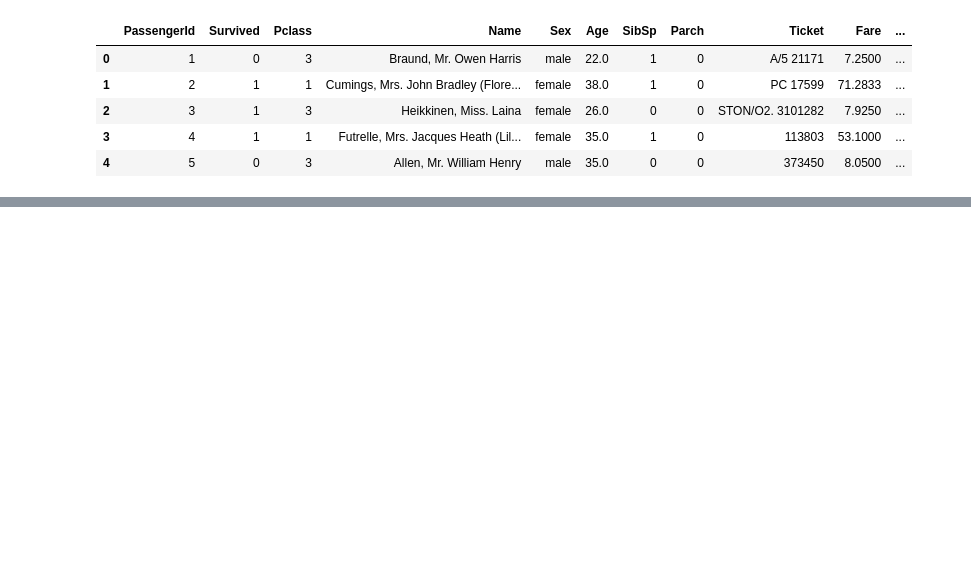
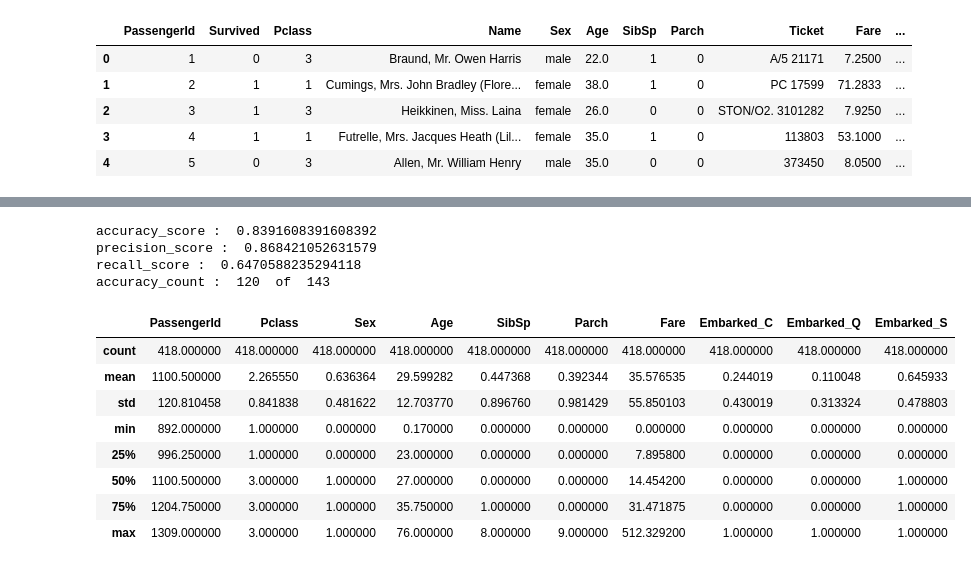
Before and after one commit to uveta/kaggle-competitions, a Jupyter notebook: src/titanic/titanic.ipynb, the cells around one changed output, grey strips where cells are left out. Drawn from its saved outputs; the diff is of its cells as text; code cells hidden in the pictures; blank space fills up the shorter version.

```diff
--- a/src/titanic/titanic.ipynb
+++ b/src/titanic/titanic.ipynb
@@ -75,0 +77,47 @@ predictions = classifier.predict(X_test)
+# %%
+from sklearn.metrics import accuracy_score
+from sklearn.metrics import precision_score
+from sklearn.metrics import recall_score
+
+X = train_data.drop("Survived", axis="columns")
+Y = train_data["Survived"]
+x_train, x_test, y_train, y_test = train_test_split(X, Y, test_size=0.2)
+
+# classifier = LinearDiscriminantAnalysis(solver="svd")
+# classifier = LogisticRegression(penalty='l2', C=1.0, solver='liblinear')
+# classifier = SVC(kernel="poly", C=0.025)
+# classifier = DecisionTreeClassifier(max_depth=None, max_features=None)
+# classifier = KNeighborsClassifier()
+# classifier = GaussianNB(priors=None)
+classifier = RandomForestClassifier(n_estimators=100, max_depth=5, random_state=1)
+classifier.fit(x_train, y_train)
+y_pred = classifier.predict(x_test)
+
+acc = accuracy_score(y_test, y_pred)
+prec = precision_score(y_test, y_pred)
+recall = recall_score(y_test, y_pred)
+num_acc = accuracy_score(y_test, y_pred, normalize=False)
+
+print("accuracy_score : ", acc)
+print("precision_score : ", prec)
+print("recall_score : ", recall)
+print("accuracy_count : ", num_acc, " of ", len(y_test))
+# %% [output]
+accuracy_score :  0.8391608391608392
+precision_score :  0.868421052631579
+recall_score :  0.6470588235294118
+accuracy_count :  120  of  143
+# %%
+test_data = pd.read_csv("datasets/test.csv")
+test_data = prepare_data(test_data)
+test_data.describe()
+# %% [output]
+|  | PassengerId | Pclass | Sex | Age | SibSp | Parch | Fare | Embarked_C | Embarked_Q | Embarked_S |
+| count | 418.000000 | 418.000000 | 418.000000 | 418.000000 | 418.000000 | 418.000000 | 418.000000 | 418.000000 | 418.000000 | 418.000000 |
+| mean | 1100.500000 | 2.265550 | 0.636364 | 29.599282 | 0.447368 | 0.392344 | 35.576535 | 0.244019 | 0.110048 | 0.645933 |
+| std | 120.810458 | 0.841838 | 0.481622 | 12.703770 | 0.896760 | 0.981429 | 55.850103 | 0.430019 | 0.313324 | 0.478803 |
+| min | 892.000000 | 1.000000 | 0.000000 | 0.170000 | 0.000000 | 0.000000 | 0.000000 | 0.000000 | 0.000000 | 0.000000 |
+| 25% | 996.250000 | 1.000000 | 0.000000 | 23.000000 | 0.000000 | 0.000000 | 7.895800 | 0.000000 | 0.000000 | 0.000000 |
+| 50% | 1100.500000 | 3.000000 | 1.000000 | 27.000000 | 0.000000 | 0.000000 | 14.454200 | 0.000000 | 0.000000 | 1.000000 |
+| 75% | 1204.750000 | 3.000000 | 1.000000 | 35.750000 | 1.000000 | 0.000000 | 31.471875 | 0.000000 | 0.000000 | 1.000000 |
+| max | 1309.000000 | 3.000000 | 1.000000 | 76.000000 | 8.000000 | 9.000000 | 512.329200 | 1.000000 | 1.000000 | 1.000000 |
```
Also changed, not shown: parts of 9 cells of this notebook, 1 other file.
